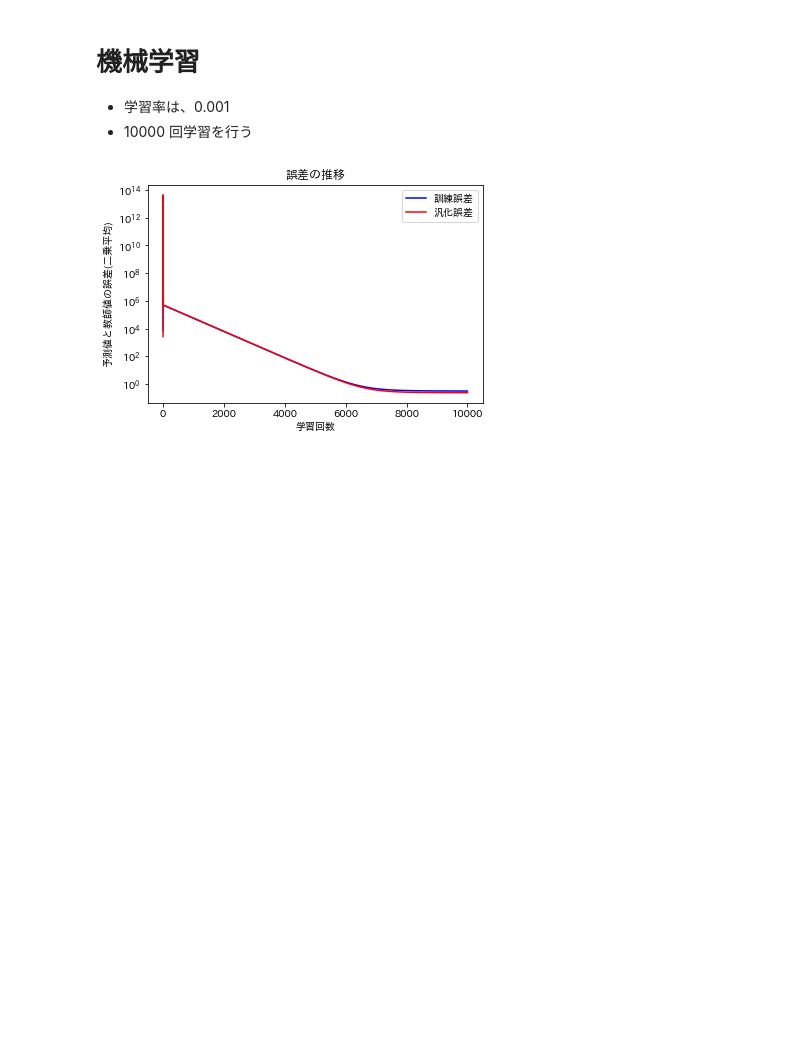
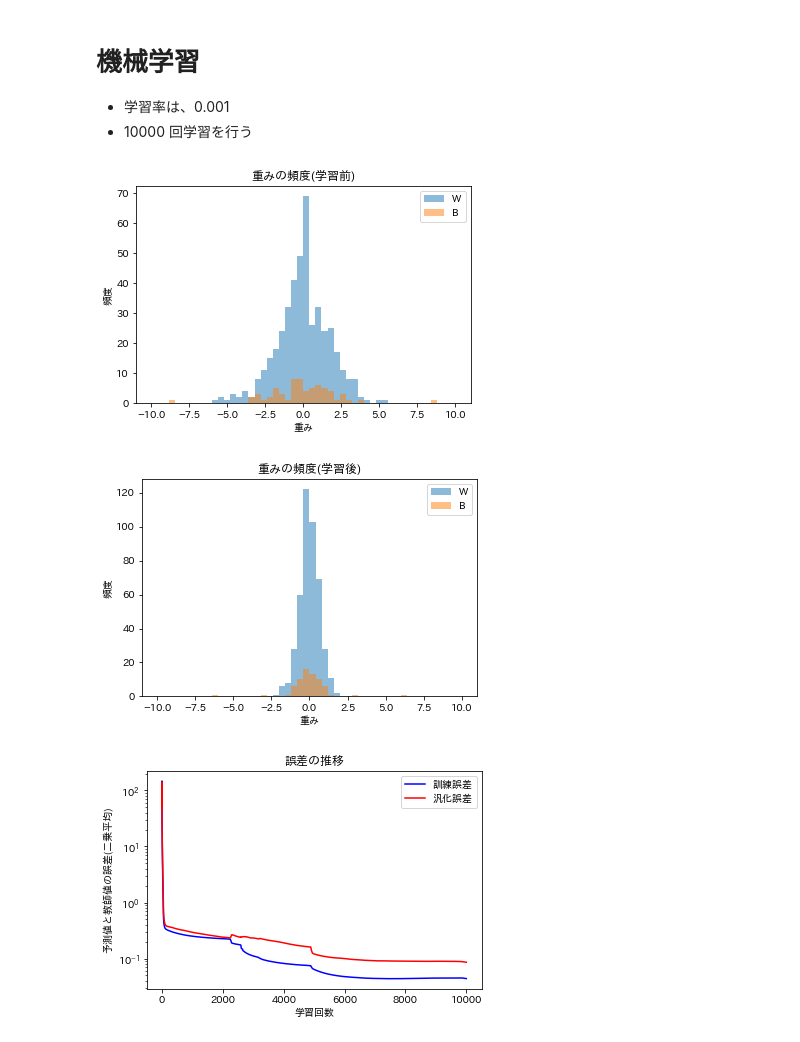
Before and after one commit to kagyuu/ai-chan, a Jupyter notebook: notes/iris/06_iris_gpu.ipynb, the cells around one changed output. Saved outputs shown, nothing was run; the diff lists cells and outputs as text; code cells hidden in the pictures; blank space fills up the shorter version.

```diff
--- a/notes/iris/06_iris_gpu.ipynb
+++ b/notes/iris/06_iris_gpu.ipynb
@@ -54,7 +58,7 @@ net.add_pre_layer(layer.Normalize(), activate_function=gpu.ReLu(), x=x_vals.T)
 net.add_layer(60, activate_function=gpu.ReLu())
 
 # 出力層は 60→1
-net.add_layer(1, layer_factory=layer.He(), activate_function=gpu.IdentityMapping())
+net.add_layer(1, layer_factory=layer.Random(), activate_function=gpu.IdentityMapping())
 
 # 学習係数は 0.001固定 (呼び出し回数で減衰させるとうまく収束しない)
 net.set_learning_rate(gpu.Static())
@@ -63,6 +67,16 @@ net.set_learning_rate(gpu.Static())
 # net.set_weight_decay(weight.L1Decay())
 net.set_weight_decay(gpu.L2Decay())
 # net.set_weight_decay(weight.LmaxDecay())
+# net.set_weight_decay(gpu.NoDecay())
+
+plt.figure()
+plt.title("重みの頻度(学習前)")
+plt.xlabel("重み")
+plt.ylabel("頻度")
+util.draw_hist(net.w, "W")
+util.draw_hist(net.b, "B")
+plt.legend()
+plt.show()
 
 # 訓練誤差
 tx = []
@@ -72,50 +86,62 @@ gx = []
 ge = []
 
 # 精度を変えても収束の影響なし
 cp.cuda.set_allocator(cp.cuda.MemoryPool().malloc)
-gpu_x_eval = cp.asarray(x_eval, dtype=cp.float16)
-gpu_d_eval = cp.asarray(d_eval, dtype=cp.float16)
-gpu_x_train = cp.asarray(x_train, dtype=cp.float16)
-gpu_d_train = cp.asarray(d_train, dtype=cp.float16)
+gpu_x_eval = cp.asarray(x_eval, dtype=gpu.FLOAT_PRECISION)
+gpu_d_eval = cp.asarray(d_eval, dtype=gpu.FLOAT_PRECISION)
+gpu_x_train = cp.asarray(x_train, dtype=gpu.FLOAT_PRECISION)
+gpu_d_train = cp.asarray(d_train, dtype=gpu.FLOAT_PRECISION)
 
 net.to_gpu()
 
 for cnt in range(0, 10000):
     # 順伝搬 (評価用)
     gpu_gy = net.forward(gpu_x_eval)
 
     # 誤差評価 (評価用)
     gx.append(cnt)
     error = util.least_square_average(d_eval, gpu_gy.get())
+    # print("{}:{}".format(cnt, gpu_gy.get()))
     ge.append(error)
 
     # 順伝搬 (訓練用)
     gpu_y = net.forward(gpu_x_train)
 
     # 誤差評価 (訓練用)
     tx.append(cnt)
     error = util.least_square_average(d_train, gpu_y.get())
     te.append(error)
 
     # 逆伝搬
     gpu_dEdW, gpu_dEdB = net.backward(gpu_d_train, gpu_y)
     # パラメータ修正
     net.adjust_network(gpu_dEdW, gpu_dEdB)
 
 net.to_cpu()
+
+plt.figure()
+plt.title("重みの頻度(学習後)")
+plt.xlabel("重み")
+plt.ylabel("頻度")
+util.draw_hist(net.w, "W")
+util.draw_hist(net.b, "B")
+plt.legend()
+plt.show()
+
+plt.figure()
+plt.title("誤差の推移")
+plt.xlabel("学習回数")
+plt.ylabel("予測値と教師値の誤差(二乗平均)")
+
+plt.yscale("log")
+plt.plot(tx, te, color='blue', label='訓練誤差')
+plt.plot(gx, ge, color='red', label='汎化誤差')
+plt.legend()
+plt.show()
+# %% [output]
+[figure, added]
+[figure, added]
+[figure, added]
-# %%
-plt.figure()
-plt.title("誤差の推移")
-plt.xlabel("学習回数")
-plt.ylabel("予測値と教師値の誤差(二乗平均)")
-
-plt.yscale("log")
-plt.plot(tx, te, color='blue', label='訓練誤差')
-plt.plot(gx, ge, color='red', label='汎化誤差')
-plt.legend()
-plt.show()
-# %% [output]
-[figure, removed]
 # %%
 y = gpu_y.get()
 gy = gpu_gy.get()
```
Also changed, not shown: parts of 3 cells of this notebook, 12 other files.
